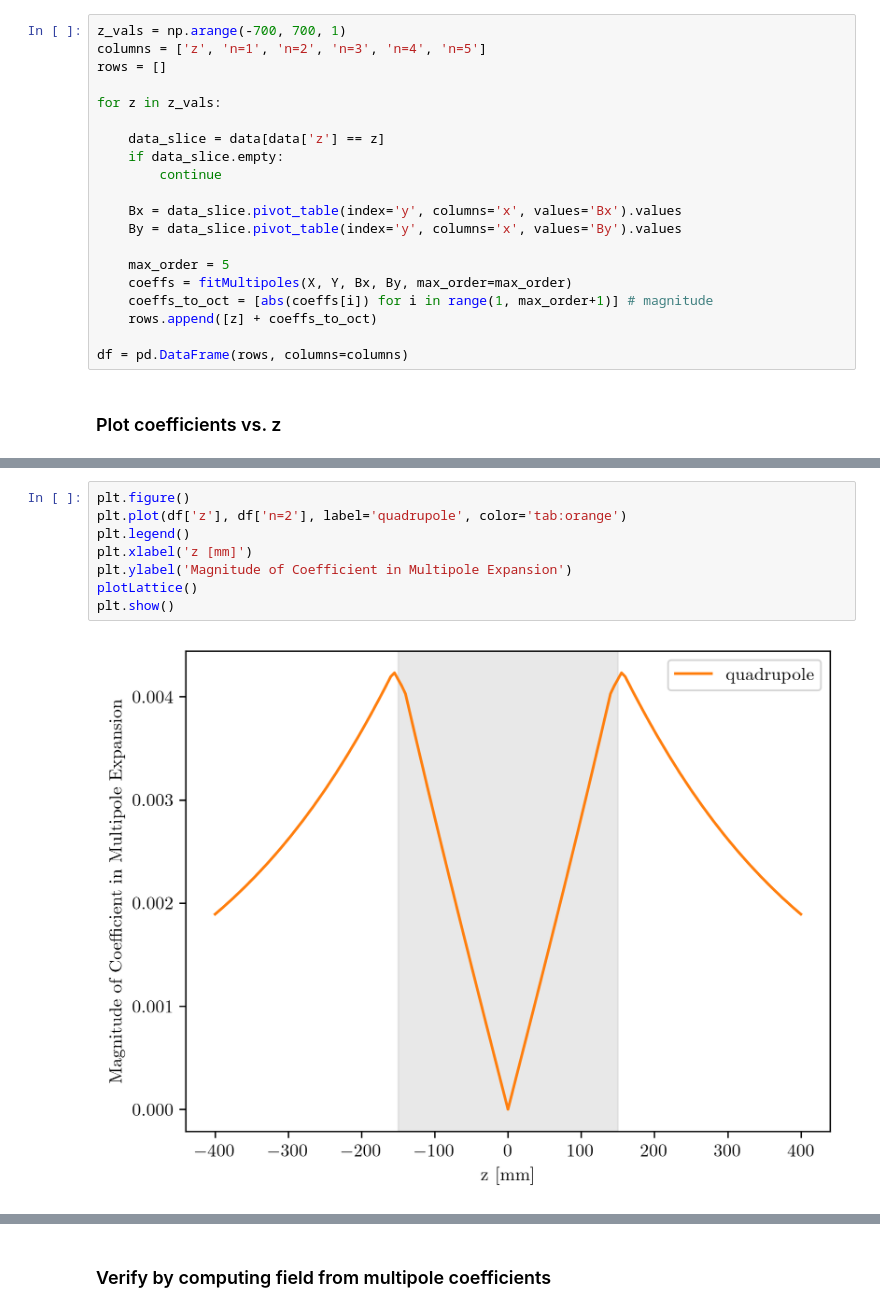
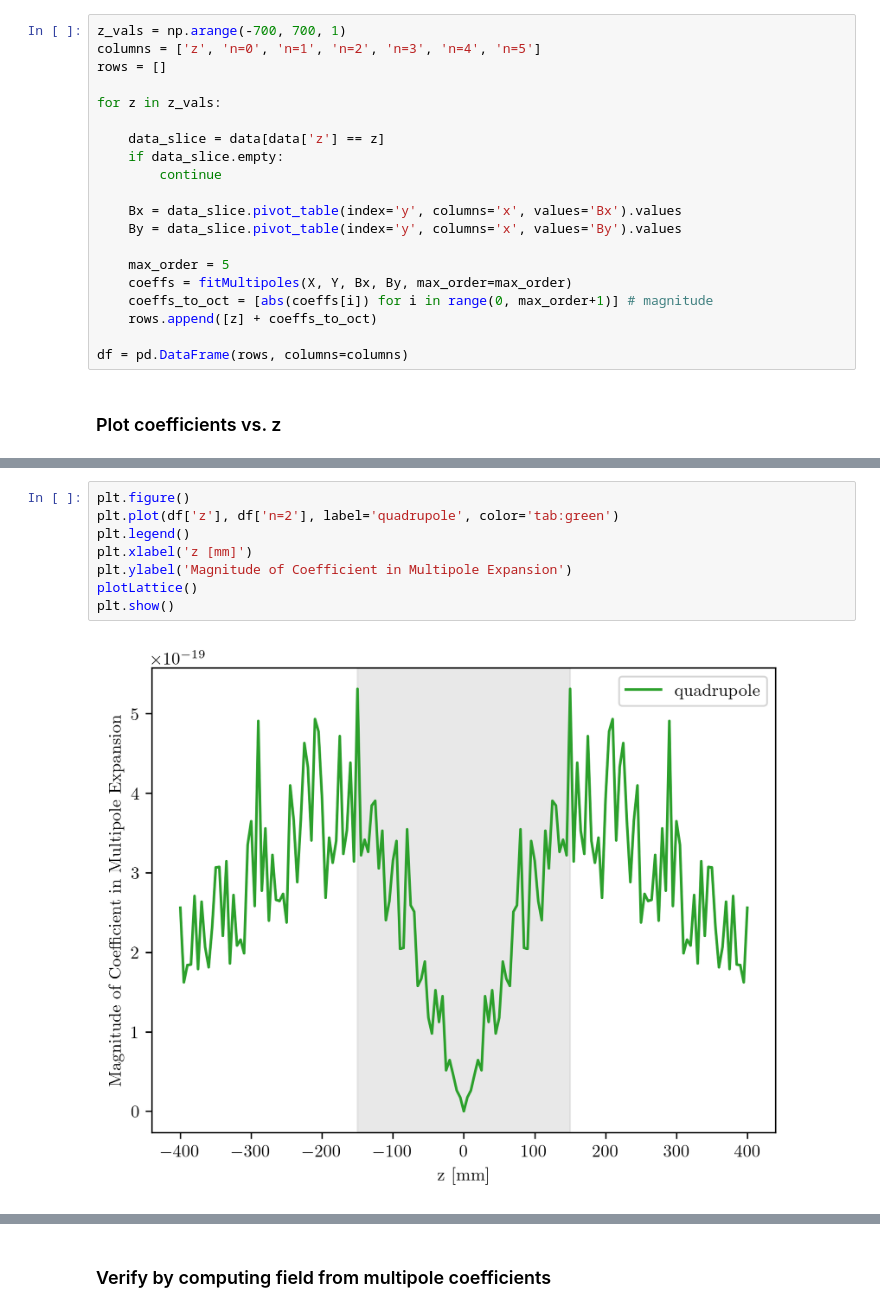
Before and after one commit to criggall/muon-cooling, a Jupyter notebook: field-studies/map/single-solenoid/multipole_expansion.ipynb, the cells around one changed output, grey strips where cells are left out. Drawn from its saved outputs; the diff is of its cells as text.

```diff
--- a/field-studies/map/single-solenoid/multipole_expansion.ipynb
+++ b/field-studies/map/single-solenoid/multipole_expansion.ipynb
@@ -56,7 +56,7 @@ y = np.unique(data['y'].values)
 X, Y = np.meshgrid(x, y)
 # %%
 z_vals = np.arange(-700, 700, 1)
-columns = ['z', 'n=1', 'n=2', 'n=3', 'n=4', 'n=5']
+columns = ['z', 'n=0', 'n=1', 'n=2', 'n=3', 'n=4', 'n=5']
 rows = []
 
 for z in z_vals:
@@ -70,7 +70,7 @@ for z in z_vals:
 
     max_order = 5
     coeffs = fitMultipoles(X, Y, Bx, By, max_order=max_order)
-    coeffs_to_oct = [abs(coeffs[i]) for i in range(1, max_order+1)] # magnitude
+    coeffs_to_oct = [abs(coeffs[i]) for i in range(0, max_order+1)] # magnitude
     rows.append([z] + coeffs_to_oct)
 
 df = pd.DataFrame(rows, columns=columns)
@@ -102,12 +113,12 @@ plt.show()
 # %%
 plt.figure()
-plt.plot(df['z'], df['n=2'], label='quadrupole', color='tab:orange')
+plt.plot(df['z'], df['n=2'], label='quadrupole', color='tab:green')
 plt.legend()
 plt.xlabel('z [mm]')
 plt.ylabel('Magnitude of Coefficient in Multipole Expansion')
 plotLattice()
 plt.show()
 # %% [output]
-[figure, old version]
+[figure, new version]
 # %%
 plt.figure()
```
Also changed, not shown: parts of 9 cells of this notebook, 18 other files.
